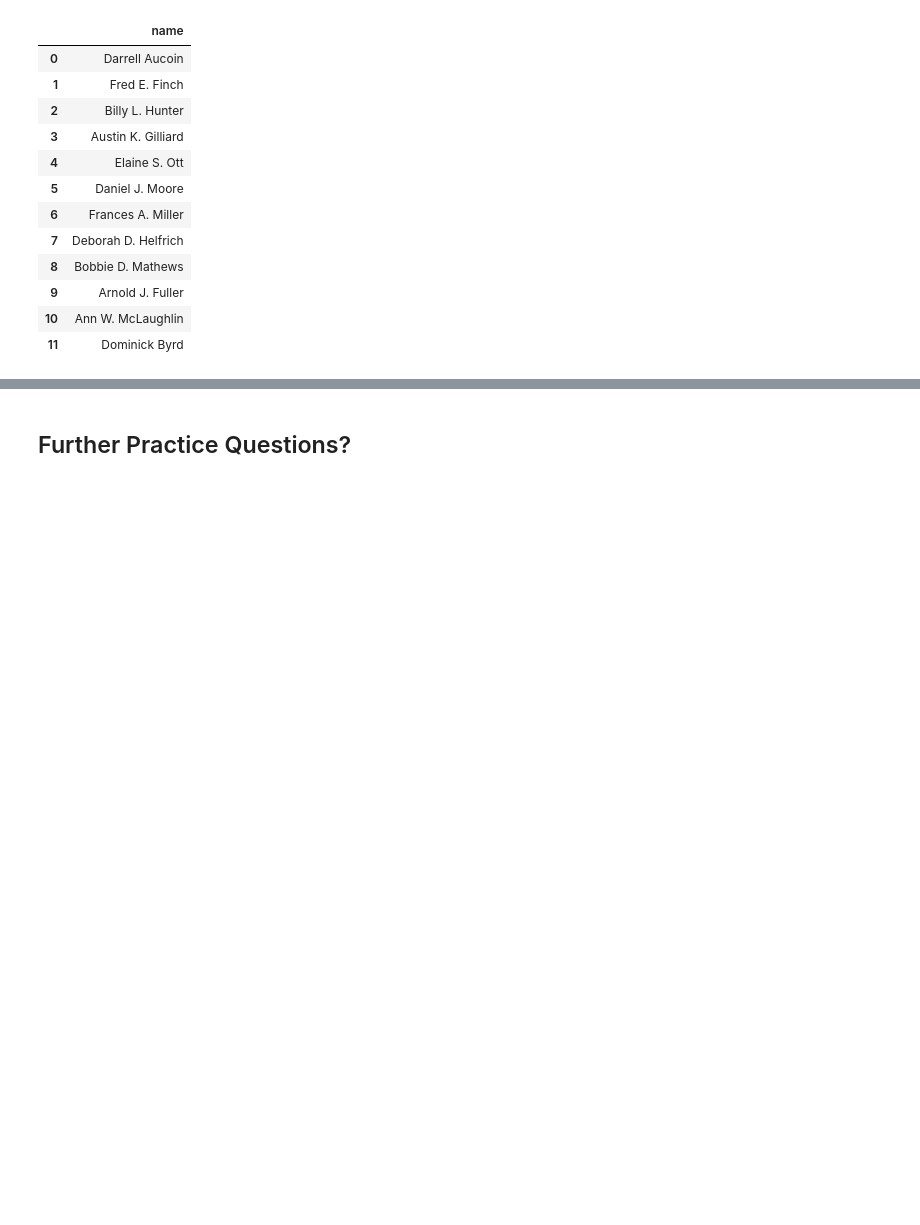
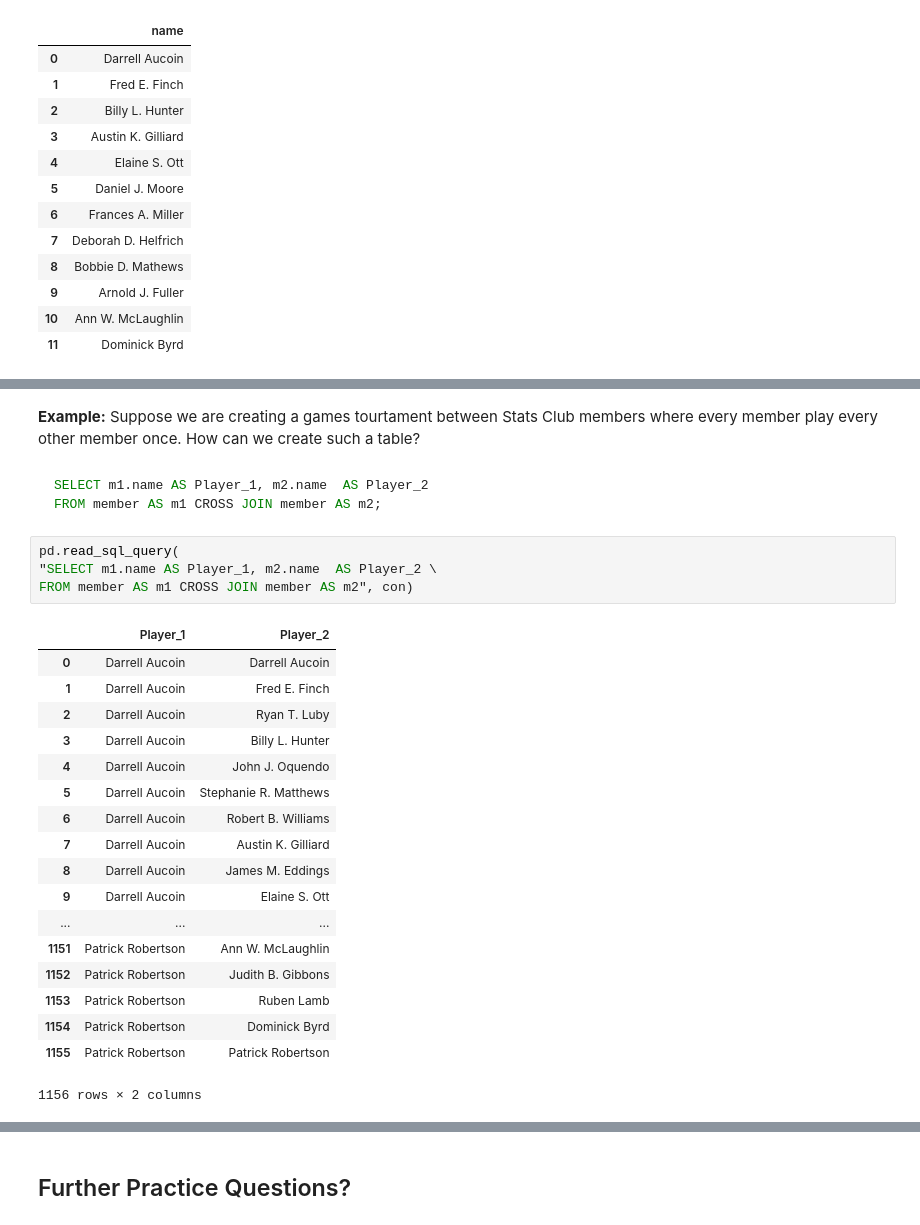
Before and after one commit to DarrellAucoin/IntroSQL, a Jupyter notebook: Intro_SQL_Presentation.ipynb, the cells around one changed output, grey strips where cells are left out. Drawn from its saved outputs; the diff is of its cells as text; blank space fills up the shorter version.

Commit message:
Collected everything into one presentation

````diff
--- a/Intro_SQL_Presentation.ipynb
+++ b/Intro_SQL_Presentation.ipynb
@@ -1048,0 +1174,30 @@ WHERE name BETWEEN 'A' AND 'G'", con)
+# %% [markdown]
+__Example:__ Suppose we are creating a games tourtament between Stats Club members where every member play every other member once. How can we create such a table?
+# %% [markdown]
+```SQL
+SELECT m1.name AS Player_1, m2.name  AS Player_2
+FROM member AS m1 CROSS JOIN member AS m2;
+```
+# %%
+pd.read_sql_query(
+"SELECT m1.name AS Player_1, m2.name  AS Player_2 \
+FROM member AS m1 CROSS JOIN member AS m2", con)
+# %% [output]
+|  | Player_1 | Player_2 |
+| 0 | Darrell Aucoin | Darrell Aucoin |
+| 1 | Darrell Aucoin | Fred E. Finch |
+| 2 | Darrell Aucoin | Ryan T. Luby |
+| 3 | Darrell Aucoin | Billy L. Hunter |
+| 4 | Darrell Aucoin | John J. Oquendo |
+| 5 | Darrell Aucoin | Stephanie R. Matthews |
+| 6 | Darrell Aucoin | Robert B. Williams |
+| 7 | Darrell Aucoin | Austin K. Gilliard |
+| 8 | Darrell Aucoin | James M. Eddings |
+| 9 | Darrell Aucoin | Elaine S. Ott |
+| ... | ... | ... |
+| 1151 | Patrick Robertson | Ann W. McLaughlin |
+| 1152 | Patrick Robertson | Judith B. Gibbons |
+| 1153 | Patrick Robertson | Ruben Lamb |
+| 1154 | Patrick Robertson | Dominick Byrd |
+| 1155 | Patrick Robertson | Patrick Robertson |
+1156 rows × 2 columns
````
Also changed, not shown: parts of 215 cells of this notebook, 14 other files.
